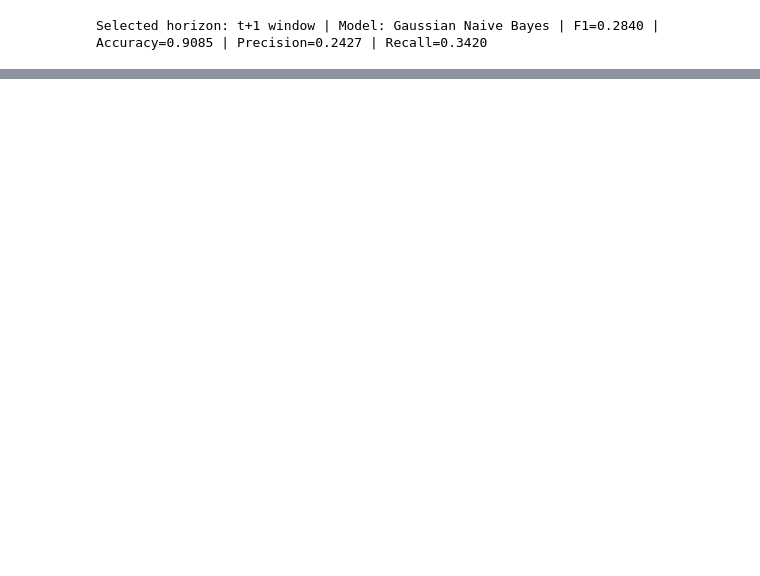
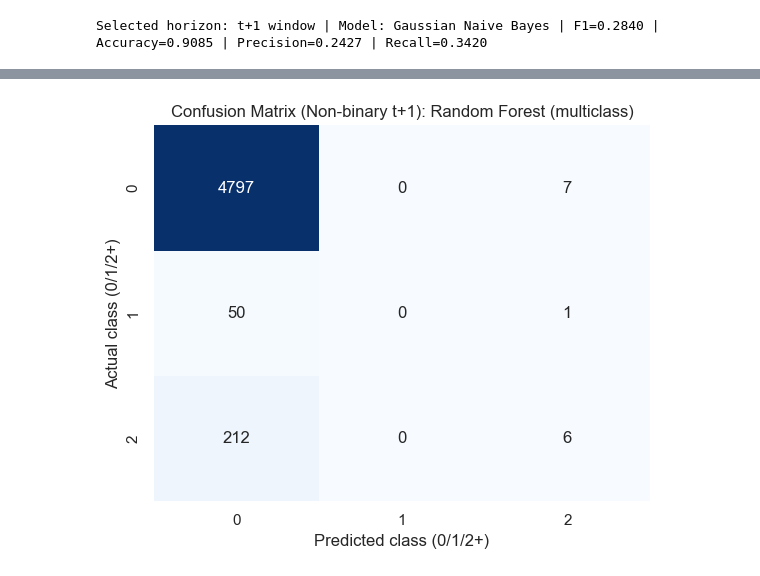
Before and after one commit to sidqian123/log-ml, a Jupyter notebook: notebooks/05_bgl_window_classification.ipynb, the cells around one changed output, grey strips where cells are left out. Saved outputs shown, nothing was run; the diff lists cells and outputs as text; code cells hidden in the pictures; blank space fills up the shorter version.

Commit message:
non binary

```diff
--- a/notebooks/05_bgl_window_classification.ipynb
+++ b/notebooks/05_bgl_window_classification.ipynb
@@ -259,6 +259,12 @@ print('Base numeric features:', len(base_numeric_feature_cols))
 print('Temporal features:', len(temporal_feature_cols))
 print('Total numeric features:', len(numeric_feature_cols))
 
+tfidf_vectorizer = TfidfVectorizer(
+    max_features=5000,
+    min_df=1,
+    ngram_range=(1, 2),
+    stop_words='english',
+)
 train_tfidf = tfidf_vectorizer.fit_transform(train_df['window_text'].fillna(''))
 test_tfidf = tfidf_vectorizer.transform(test_df['window_text'].fillna(''))
 
@@ -799,3 +805,78 @@ t+1 future prediction results:
 |  | horizon_windows_ahead | model | threshold | test_f1 | test_accuracy | test_precision | test_recall | ... |
 | 0 | 1 | Gaussian Naive Bayes | 1.0 | 0.283951 | 0.908535 | 0.242744 | 0.342007 | ... |
 Selected horizon: t+1 window | Model: Gaussian Naive Bayes | F1=0.2840 | Accuracy=0.9085 | Precision=0.2427 | Recall=0.3420
+# %%
+# Non-binary t+1 setup: predict next-window anomaly severity classes directly.
+# Classes: 0 = no anomaly, 1 = single anomaly, 2 = burst anomalies (2+).
+from sklearn.metrics import f1_score, classification_report, confusion_matrix
+
+# Align next-window anomaly count with the existing supervised timeline.
+y_count_all = window_df['anomaly_count'].shift(-1).dropna().astype(int).reset_index(drop=True)
+
+# Build non-binary classes from next-window anomaly count.
+y_multiclass = y_count_all.clip(upper=2).astype(int)
+
+# Use the same chronological split and feature matrices already built for t+1.
+y_train_mc = y_multiclass.iloc[:split_idx].reset_index(drop=True)
+y_test_mc = y_multiclass.iloc[split_idx:].reset_index(drop=True)
+
+print('Multiclass distribution (train):')
+print(y_train_mc.value_counts(normalize=True).sort_index().rename('ratio').round(4))
+print('Multiclass distribution (test):')
+print(y_test_mc.value_counts(normalize=True).sort_index().rename('ratio').round(4))
+
+mc_models = {
+    'Logistic Regression': LogisticRegression(
+        max_iter=5000,
+        class_weight='balanced',
+        random_state=42,
+    ),
+    'Random Forest (multiclass)': RandomForestClassifier(
+        n_estimators=500,
+        min_samples_leaf=2,
+        class_weight='balanced_subsample',
+        n_jobs=-1,
+        random_state=42,
+    ),
+    'Gaussian Naive Bayes (multiclass)': GaussianNB(),
+}
+
+mc_rows = []
+mc_predictions = {}
+
+for name, model_mc in mc_models.items():
+    model_mc.fit(X_train_scaled, y_train_mc)
+    pred_mc = model_mc.predict(X_test_scaled).astype(int)
+    mc_predictions[name] = pred_mc
+
+    mc_rows.append({
+        'model': name,
+        'macro_f1': float(f1_score(y_test_mc, pred_mc, average='macro', zero_division=0)),
+        'weighted_f1': float(f1_score(y_test_mc, pred_mc, average='weighted', zero_division=0)),
+        'micro_f1': float(f1_score(y_test_mc, pred_mc, average='micro', zero_division=0)),
+        'accuracy': float((pred_mc == y_test_mc.to_numpy()).mean()),
+    })
+
+mc_results_df = pd.DataFrame(mc_rows).sort_values(['macro_f1', 'weighted_f1'], ascending=False).reset_index(drop=True)
+print('t+1 non-binary (0/1/2+) results:')
+display(mc_results_df)
+
+best_mc_name = mc_results_df.iloc[0]['model']
+best_mc_pred = mc_predictions[best_mc_name]
+print('Best non-binary model:', best_mc_name)
+print('Best macro F1:', round(float(mc_results_df.iloc[0]['macro_f1']), 4))
+print('Best weighted F1:', round(float(mc_results_df.iloc[0]['weighted_f1']), 4))
+print('Best accuracy:', round(float(mc_results_df.iloc[0]['accuracy']), 4))
+
+labels = [0, 1, 2]
+cm_mc = confusion_matrix(y_test_mc, best_mc_pred, labels=labels)
+plt.figure(figsize=(5.8, 4.8))
+sns.heatmap(cm_mc, annot=True, fmt='d', cmap='Blues', cbar=False)
+plt.title(f'Confusion Matrix (Non-binary t+1): {best_mc_name}')
+plt.xlabel('Predicted class (0/1/2+)')
+plt.ylabel('Actual class (0/1/2+)')
+plt.tight_layout()
+plt.show()
+
+print(classification_report(y_test_mc, best_mc_pred, labels=labels, target_names=['0', '1', '2+'], digits=4, zero_division=0))
+# %% [output]
@@ -801,0 +904 @@ Selected horizon: t+1 window | Model: Gaussian Naive Bayes | F1=0.2840 | Accurac
+[figure, added]
```
Also changed, not shown: parts of 4 cells of this notebook.
